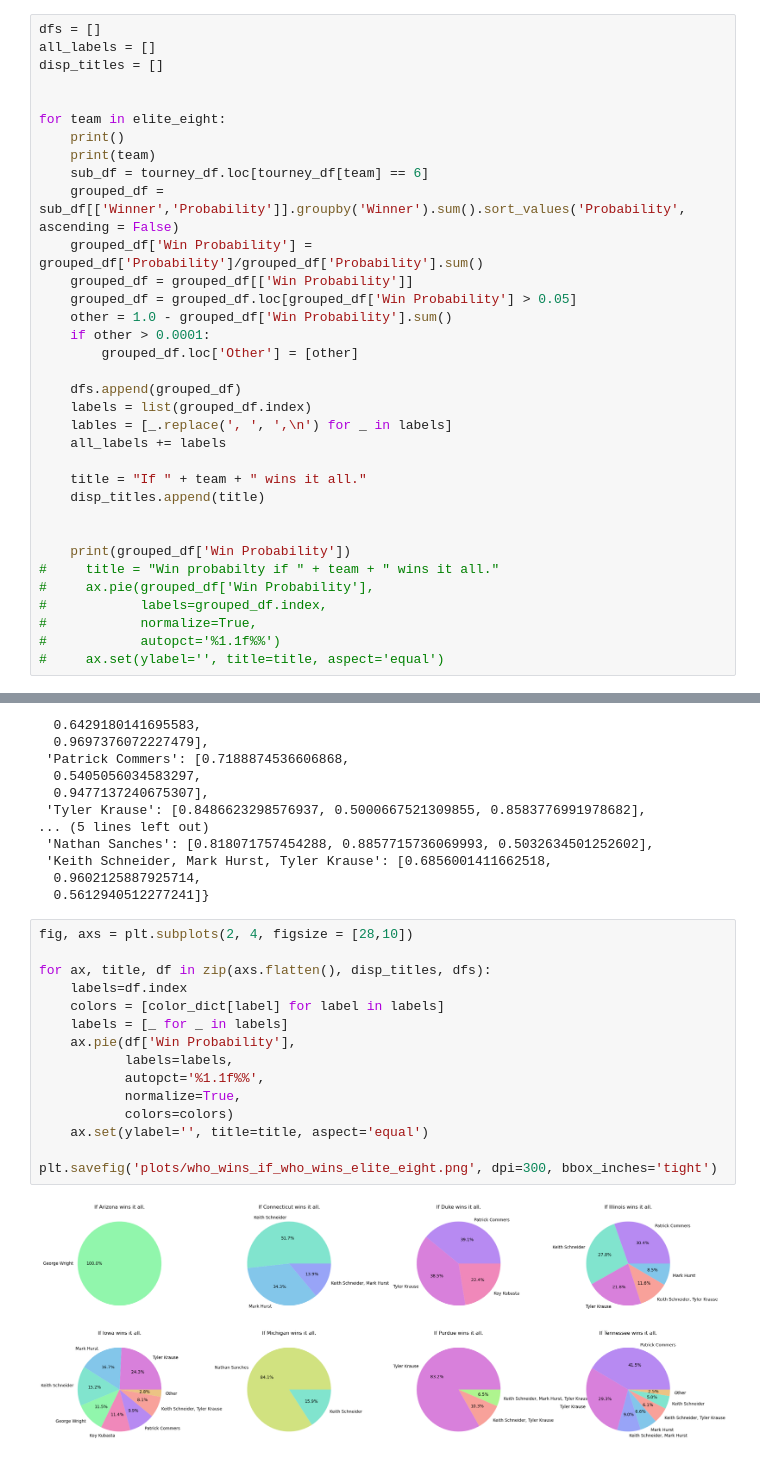
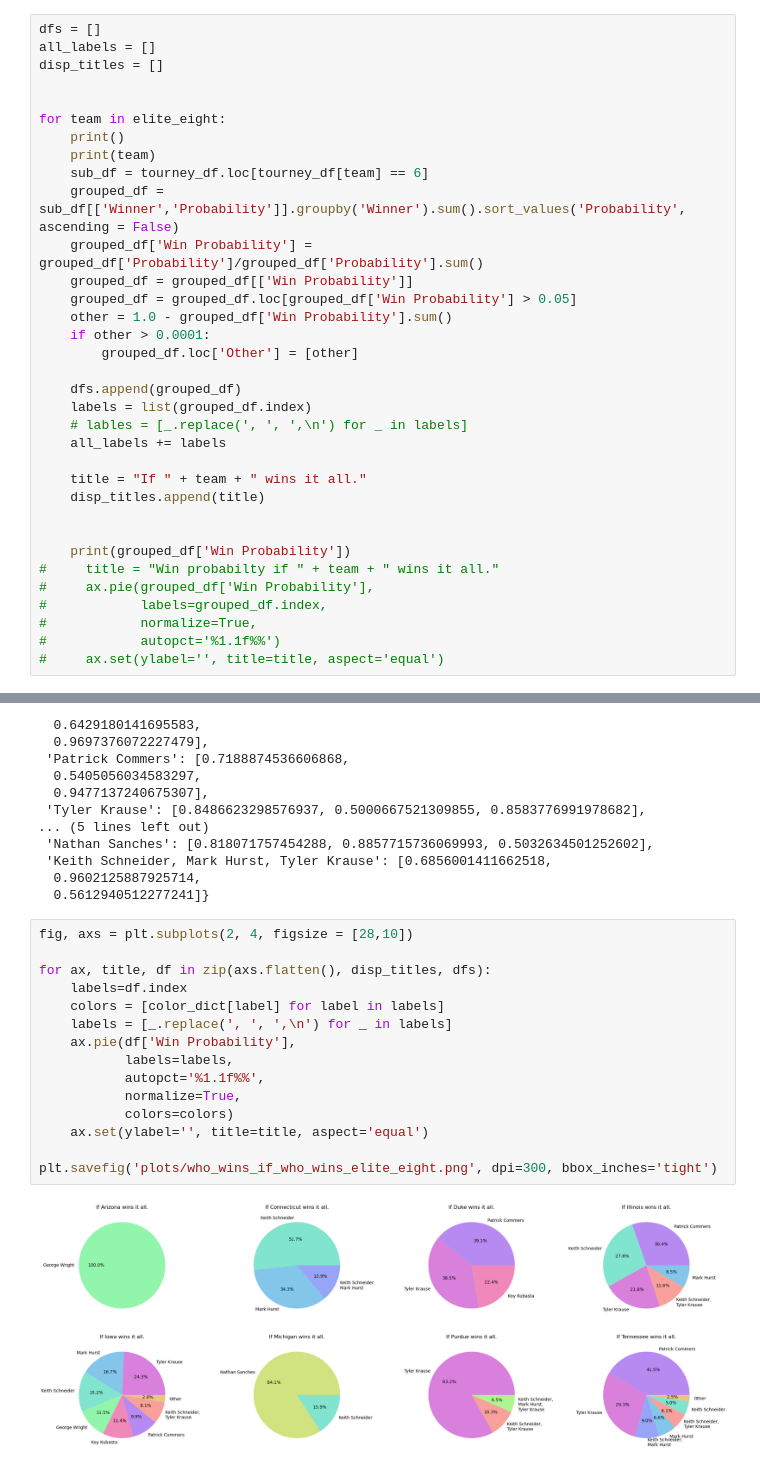
Before and after one commit to kschneider0422/march-madness-2026, a Jupyter notebook: who wins if who wins elite eight.ipynb, the cells around one changed output, grey strips where cells are left out. Saved outputs shown, nothing was run; the diff lists cells and outputs as text.

```diff
--- a/who wins if who wins elite eight.ipynb
+++ b/who wins if who wins elite eight.ipynb
@@ -52,7 +52,7 @@ for team in elite_eight:
 
     dfs.append(grouped_df)
     labels = list(grouped_df.index)
-    lables = [_.replace(', ', ',\n') for _ in labels]
+    # lables = [_.replace(', ', ',\n') for _ in labels]
     all_labels += labels
 
     title = "If " + team + " wins it all."
@@ -155,17 +155,17 @@ Tyler Krause
 # %%
 fig, axs = plt.subplots(2, 4, figsize = [28,10])
 
 for ax, title, df in zip(axs.flatten(), disp_titles, dfs):
     labels=df.index
     colors = [color_dict[label] for label in labels]
-    labels = [_ for _ in labels]
+    labels = [_.replace(', ', ',\n') for _ in labels]
     ax.pie(df['Win Probability'],
            labels=labels,
            autopct='%1.1f%%',
            normalize=True,
            colors=colors)
     ax.set(ylabel='', title=title, aspect='equal')
 
 plt.savefig('plots/who_wins_if_who_wins_elite_eight.png', dpi=300, bbox_inches='tight')
 # %% [output]
-[figure, old version]
+[figure, new version]
```
Also changed, not shown: 4 other files.
